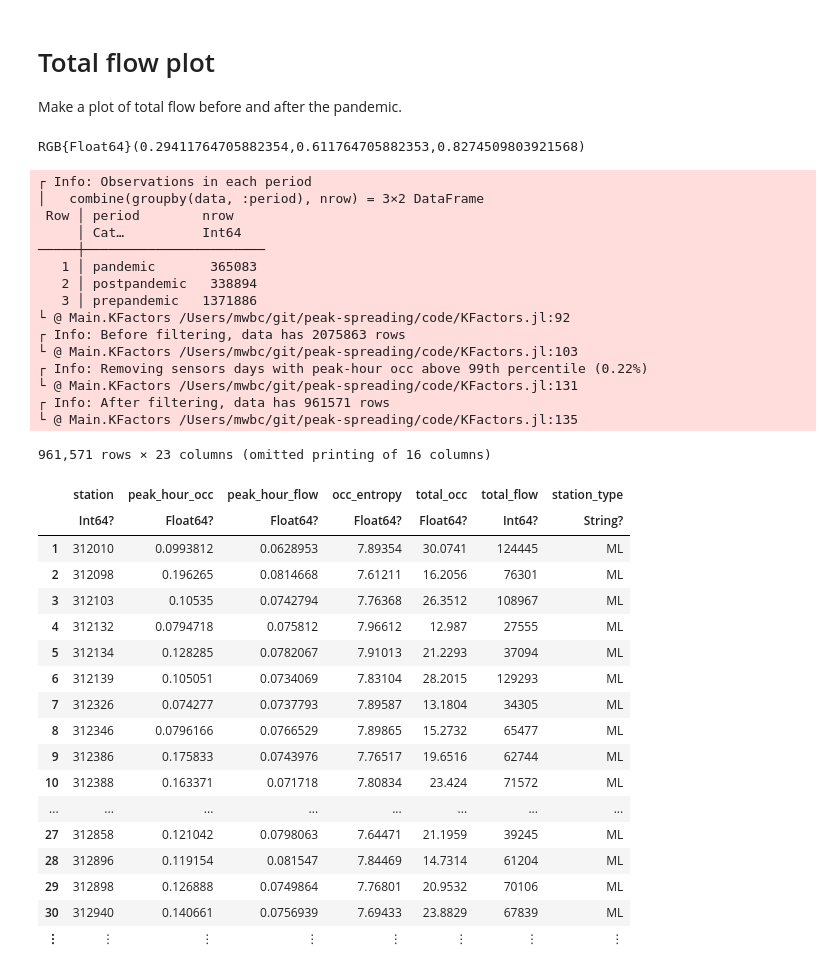
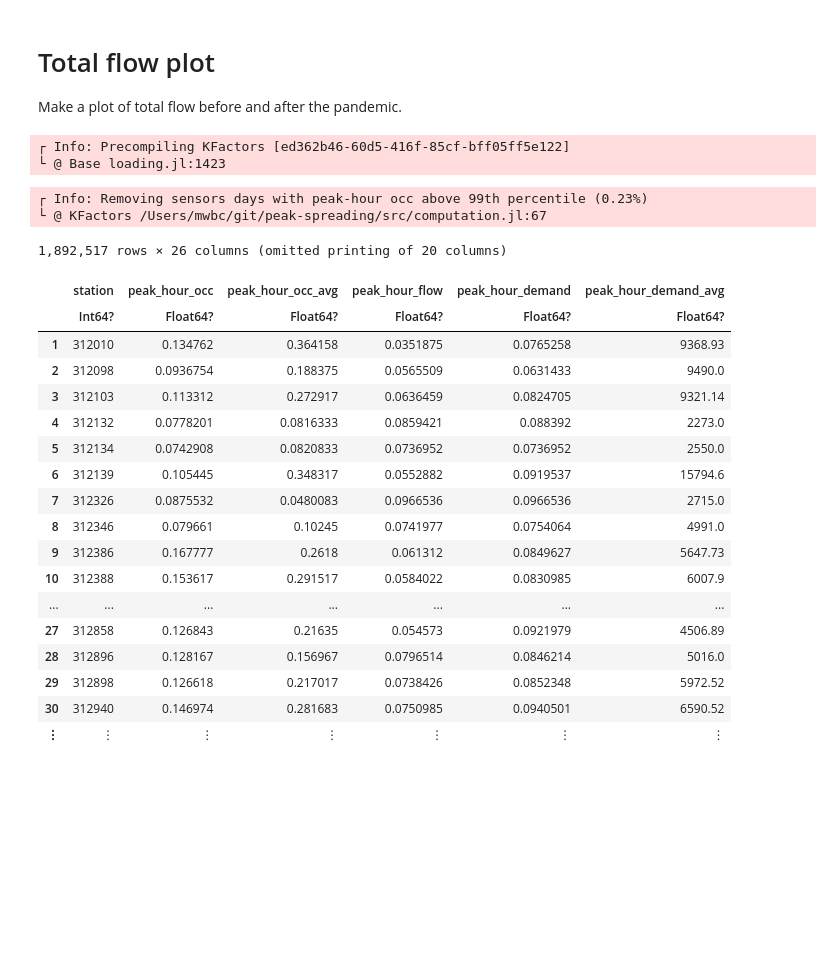
Before and after one commit to mattwigway/peak-spreading, a Jupyter notebook: notebooks/Total flow plot.ipynb, the cells around one changed output. Cells and saved outputs as stored; diff of their text form; code cells hidden in the pictures; blank space fills up the shorter version.

Commit message:
update total flow plot and urban/rural classification

```diff
--- a/notebooks/Total flow plot.ipynb
+++ b/notebooks/Total flow plot.ipynb
@@ -8,46 +8,32 @@ using DataFrames
 using StatsBase
 using Printf
 # %%
-include("../code/KFactors.jl")
-using .KFactors
+using KFactors
+# %% [output]
+┌ Info: Precompiling KFactors [ed362b46-60d5-416f-85cf-bff05ff5e122]
+└ @ Base loading.jl:1423
-# %%
-const UNC_BLUE = RGB(75/255, 156/255, 211/255)
-# %% [output]
-RGB{Float64}(0.29411764705882354,0.611764705882353,0.8274509803921568)
 # %%
-data = read_data("../data/all_district_peaks.parquet", "../data/sensor_meta_geo.csv")
+full_data = read_data("../data/peaks_merged.parquet")
+data = KFactors.create_test_data(full_data, KFactors.Periods.SPRING_2022)
 # %% [output]
-┌ Info: Observations in each period
-│   combine(groupby(data, :period), nrow) = 3×2 DataFrame
- Row │ period        nrow
-     │ Cat…          Int64
-─────┼───────────────────────
-   1 │ pandemic       365083
-   2 │ postpandemic   338894
-   3 │ prepandemic   1371886
-└ @ Main.KFactors /Users/mwbc/git/peak-spreading/code/KFactors.jl:92
-┌ Info: Before filtering, data has 2075863 rows
-└ @ Main.KFactors /Users/mwbc/git/peak-spreading/code/KFactors.jl:103
-┌ Info: Removing sensors days with peak-hour occ above 99th percentile (0.22%)
-└ @ Main.KFactors /Users/mwbc/git/peak-spreading/code/KFactors.jl:131
-┌ Info: After filtering, data has 961571 rows
-└ @ Main.KFactors /Users/mwbc/git/peak-spreading/code/KFactors.jl:135
+┌ Info: Removing sensors days with peak-hour occ above 99th percentile (0.23%)
+└ @ KFactors /Users/mwbc/git/peak-spreading/src/computation.jl:67
-961,571 rows × 23 columns (omitted printing of 16 columns)
+1,892,517 rows × 26 columns (omitted printing of 20 columns)
-|  | station | peak_hour_occ | peak_hour_flow | occ_entropy | total_occ | total_flow | station_type |
-|  | Int64? | Float64? | Float64? | Float64? | Float64? | Int64? | String? |
-| 1 | 312010 | 0.0993812 | 0.0628953 | 7.89354 | 30.0741 | 124445 | ML |
-| 2 | 312098 | 0.196265 | 0.0814668 | 7.61211 | 16.2056 | 76301 | ML |
-| 3 | 312103 | 0.10535 | 0.0742794 | 7.76368 | 26.3512 | 108967 | ML |
-| 4 | 312132 | 0.0794718 | 0.075812 | 7.96612 | 12.987 | 27555 | ML |
-| 5 | 312134 | 0.128285 | 0.0782067 | 7.91013 | 21.2293 | 37094 | ML |
-| 6 | 312139 | 0.105051 | 0.0734069 | 7.83104 | 28.2015 | 129293 | ML |
-| 7 | 312326 | 0.074277 | 0.0737793 | 7.89587 | 13.1804 | 34305 | ML |
-| 8 | 312346 | 0.0796166 | 0.0766529 | 7.89865 | 15.2732 | 65477 | ML |
-| 9 | 312386 | 0.175833 | 0.0743976 | 7.76517 | 19.6516 | 62744 | ML |
-| 10 | 312388 | 0.163371 | 0.071718 | 7.80834 | 23.424 | 71572 | ML |
-| ... | ... | ... | ... | ... | ... | ... | ... |
-| 27 | 312858 | 0.121042 | 0.0798063 | 7.64471 | 21.1959 | 39245 | ML |
-| 28 | 312896 | 0.119154 | 0.081547 | 7.84469 | 14.7314 | 61204 | ML |
-| 29 | 312898 | 0.126888 | 0.0749864 | 7.76801 | 20.9532 | 70106 | ML |
-| 30 | 312940 | 0.140661 | 0.0756939 | 7.69433 | 23.8829 | 67839 | ML |
-| ⋮ | ⋮ | ⋮ | ⋮ | ⋮ | ⋮ | ⋮ | ⋮ |
+|  | station | peak_hour_occ | peak_hour_occ_avg | peak_hour_flow | peak_hour_demand | peak_hour_demand_avg |
+|  | Int64? | Float64? | Float64? | Float64? | Float64? | Float64? |
+| 1 | 312010 | 0.134762 | 0.364158 | 0.0351875 | 0.0765258 | 9368.93 |
+| 2 | 312098 | 0.0936754 | 0.188375 | 0.0565509 | 0.0631433 | 9490.0 |
+| 3 | 312103 | 0.113312 | 0.272917 | 0.0636459 | 0.0824705 | 9321.14 |
+| 4 | 312132 | 0.0778201 | 0.0816333 | 0.0859421 | 0.088392 | 2273.0 |
+| 5 | 312134 | 0.0742908 | 0.0820833 | 0.0736952 | 0.0736952 | 2550.0 |
+| 6 | 312139 | 0.105445 | 0.348317 | 0.0552882 | 0.0919537 | 15794.6 |
+| 7 | 312326 | 0.0875532 | 0.0480083 | 0.0966536 | 0.0966536 | 2715.0 |
+| 8 | 312346 | 0.079661 | 0.10245 | 0.0741977 | 0.0754064 | 4991.0 |
+| 9 | 312386 | 0.167777 | 0.2618 | 0.061312 | 0.0849627 | 5647.73 |
+| 10 | 312388 | 0.153617 | 0.291517 | 0.0584022 | 0.0830985 | 6007.9 |
+| ... | ... | ... | ... | ... | ... | ... |
+| 27 | 312858 | 0.126843 | 0.21635 | 0.054573 | 0.0921979 | 4506.89 |
+| 28 | 312896 | 0.128167 | 0.156967 | 0.0796514 | 0.0846214 | 5016.0 |
+| 29 | 312898 | 0.126618 | 0.217017 | 0.0738426 | 0.0852348 | 5972.52 |
+| 30 | 312940 | 0.146974 | 0.281683 | 0.0750985 | 0.0940501 | 6590.52 |
+| ⋮ | ⋮ | ⋮ | ⋮ | ⋮ | ⋮ | ⋮ |
```
Also changed, not shown: parts of 4 cells of this notebook, 1 other file.
